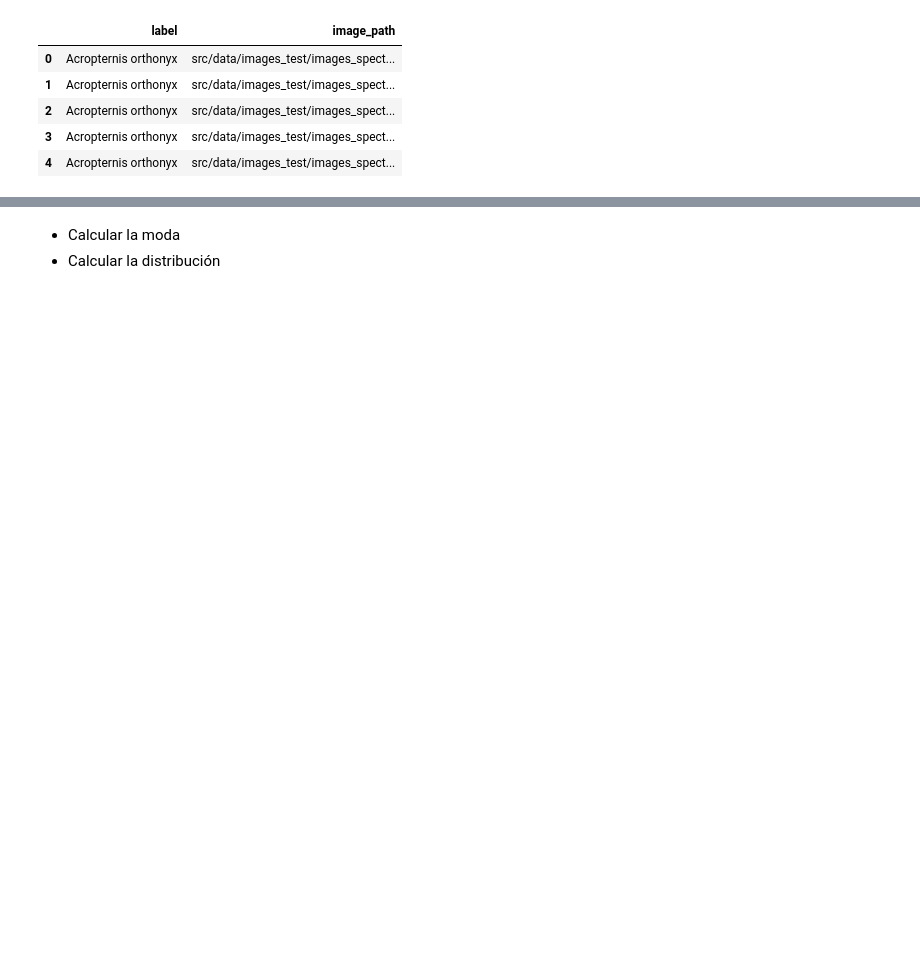
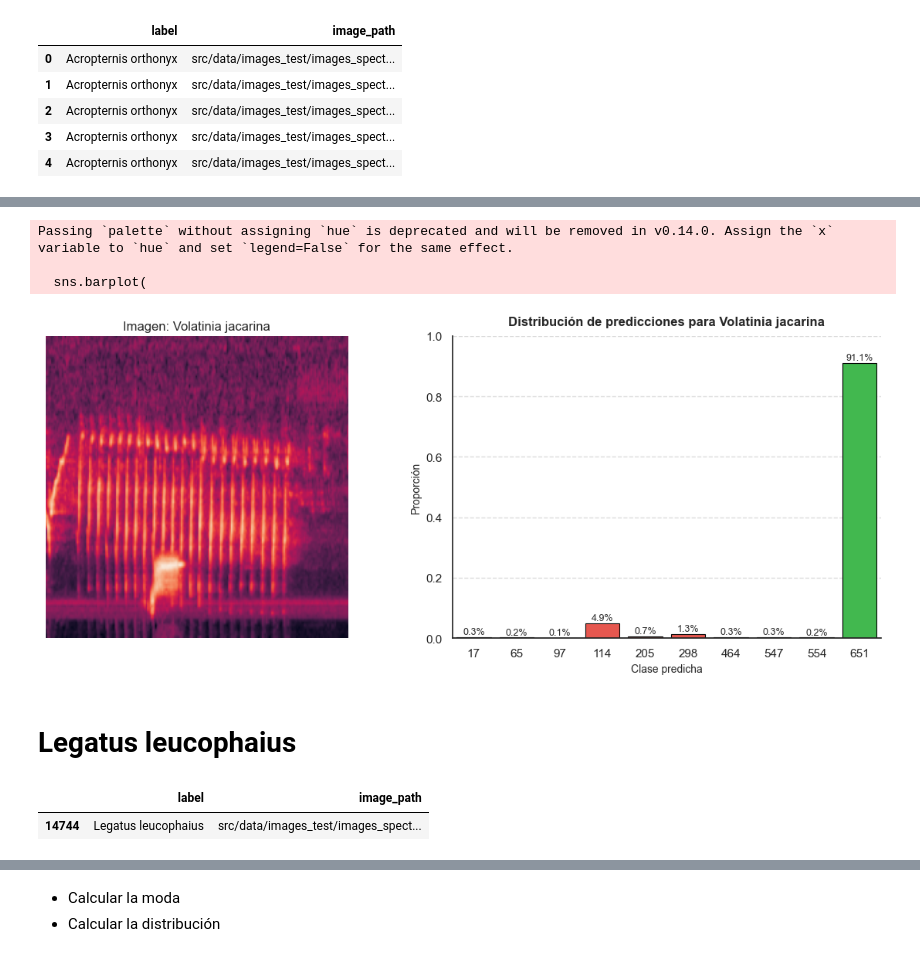
Before and after one commit to camiloacp/The-Evolutionary-Structure-of-Acoustic-Learnability-A-Deep-Learning-Approach-to-Neotropical-Birdsong, a Jupyter notebook: notebooks/11_Incertidumbres.ipynb, the cells around one changed output, grey strips where cells are left out. Drawn from its saved outputs; the diff is of its cells as text; code cells hidden in the pictures; blank space fills up the shorter version.

```diff
--- a/notebooks/11_Incertidumbres.ipynb
+++ b/notebooks/11_Incertidumbres.ipynb
@@ -222,0 +413,21 @@ df.head()
+# %%
+plot_combinado(
+    ruta_imagen=sp['image_path'].iloc[1],
+    especie_df=Volatinia_jacarina,
+    label=651,
+    titulo_especie="Volatinia jacarina"
+)
+# %% [output]
+Passing `palette` without assigning `hue` is deprecated and will be removed in v0.14.0. Assign the `x` variable to `hue` and set `legend=False` for the same effect.
+
+  sns.barplot(
+[figure, added]
+# %% [markdown]
+# **Legatus leucophaius**
+# %%
+sp = data[data["label"] == "Legatus leucophaius"]
+muestra = sp[sp['image_path'].str.contains('275478_4.jpeg')]
+muestra
+# %% [output]
+|  | label | image_path |
+| 14744 | Legatus leucophaius | src/data/images_test/images_spect... |
```
Also changed, not shown: parts of 56 cells of this notebook.
